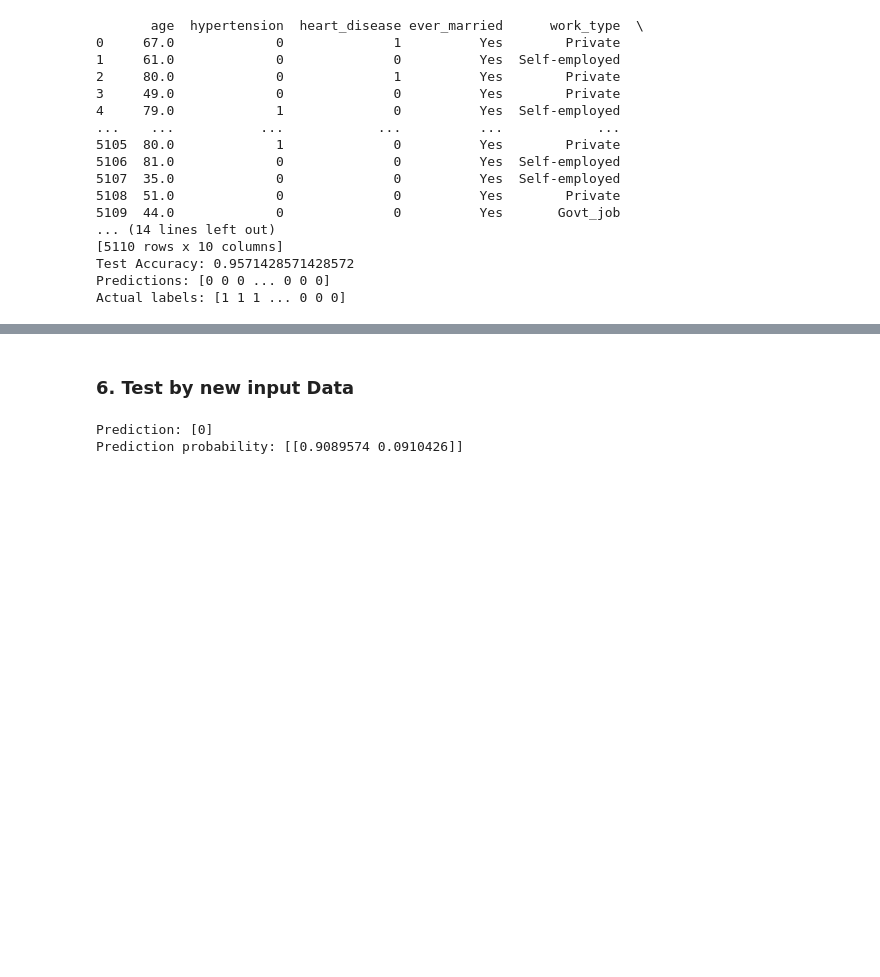
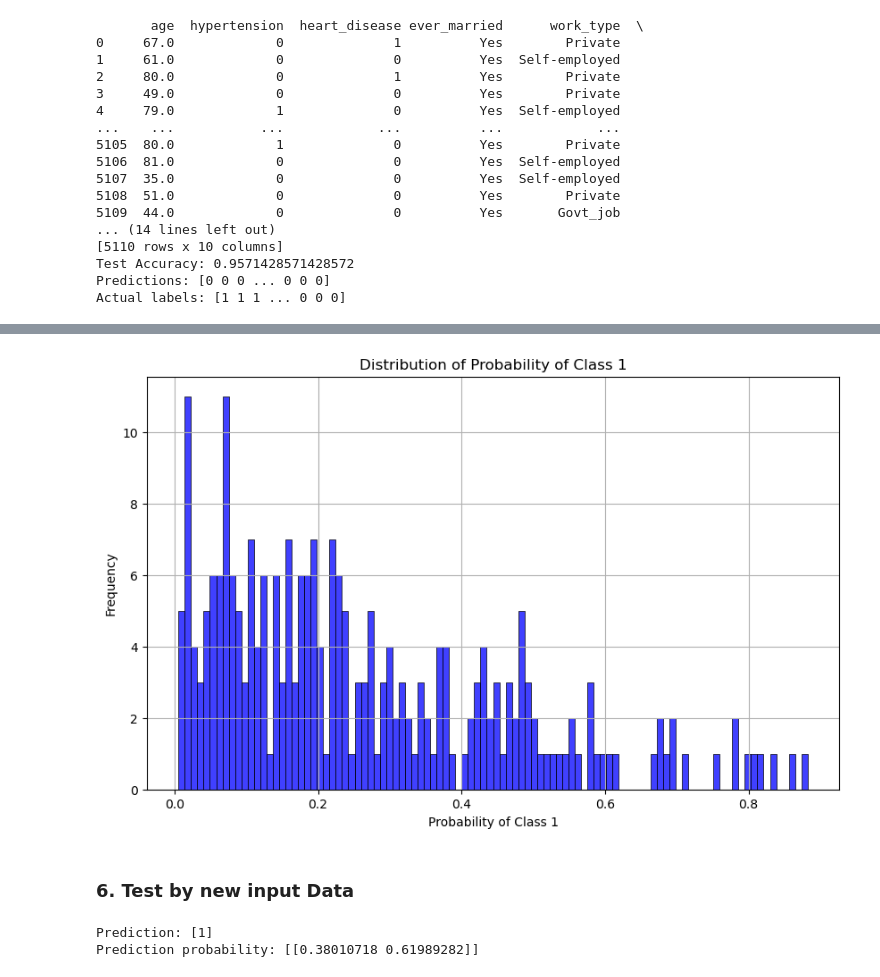
Before and after one commit to goldanghenry/cva-cat-boost, a Jupyter notebook: makeModel.ipynb, the cells around one changed output, grey strips where cells are left out. Cells and saved outputs as stored; diff of their text form; code cells hidden in the pictures; blank space fills up the shorter version.

```diff
--- a/makeModel.ipynb
+++ b/makeModel.ipynb
@@ -231,9 +257,26 @@ with open('predictions.csv', 'w', newline='') as csvfile:
+# %%
+predict_2_result = results_df[results_df['stroke'] == 1]
+predict_2_result.to_csv("predictions_result_2.csv", index=False)
+# %%
+import seaborn as sns
+import matplotlib.pyplot as plt
+
+# Probability of Class 1 열에 대한 분포도 그래프
+plt.figure(figsize=(10, 6))
+sns.histplot(predict_2_result['Probability of Class 1'], kde=False, bins=100, color='blue')
+plt.title('Distribution of Probability of Class 1')
+plt.xlabel('Probability of Class 1')
+plt.ylabel('Frequency')
+plt.grid(True)
+plt.show()
+# %% [output]
+[figure, added]
 # %% [markdown]
 ### 6. Test by new input Data
 # %%
 # 새로운 데이터 예측
-# new_data = [82.0, 1, 1, 'No', "Private", "Rural", 84.03, 26.5, "formerly smoked"]   # 1
-new_data = [50,	1,	0,	"Yes",	'Self-employed',	'Rural',	167.41,	30.9,	'never smoked'] # 1
+new_data = [82.0, 1, 1, 'No', "Private", "Rural", 84.03, 26.5, "formerly smoked"]   # 1
+# new_data = [50,	1,	0,	"Yes",	'Self-employed',	'Rural',	167.41,	30.9,	'never smoked'] # 1
 
 # 새로운 데이터를 데이터프레임으로 변환하고 LabelEncoder 및 StandardScaler로 변환
 new_data_df = pd.DataFrame([new_data], columns=['age', 'hypertension', 'heart_disease', 'ever_married', 'work_type', 'Residence_type', 'avg_glucose_level', 'bmi', 'smoking_status'])
@@ -241,11 +284,12 @@ new_data_df = new_data_df.apply(lambda x: label_encoder.fit_transform(x) if x.dt
 new_data_scaled = scaler.transform(new_data_df)
 
 # 예측 수행
+
 prediction = model.predict(new_data_scaled)
 prediction_probability = model.predict_proba(new_data_scaled)  # 새로운 데이터에 대한 확률 예측
 
 print("Prediction:", prediction)
 print("Prediction probability:", prediction_probability)
 # %% [output]
-Prediction: [0]
-Prediction probability: [[0.9089574 0.0910426]]
+Prediction: [1]
+Prediction probability: [[0.38010718 0.61989282]]
```
Also changed, not shown: parts of 4 cells of this notebook, 9 other files.
